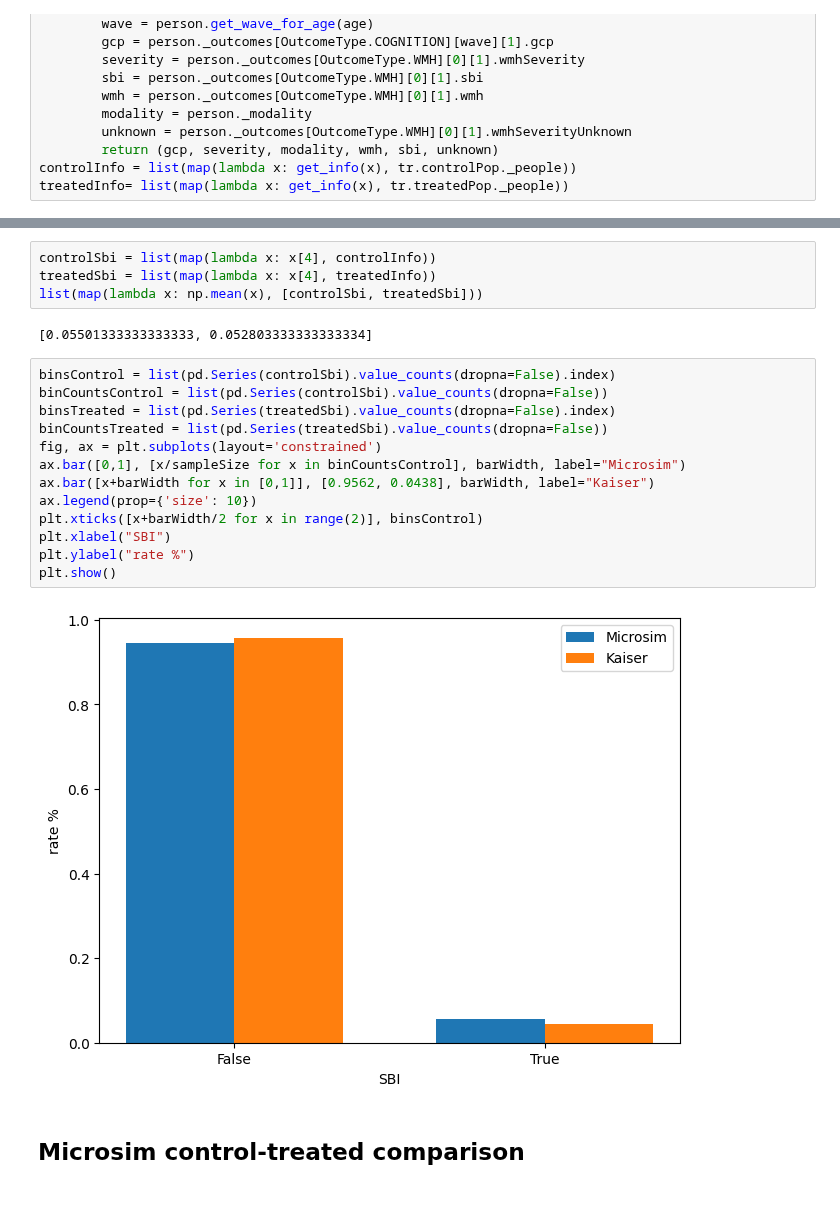
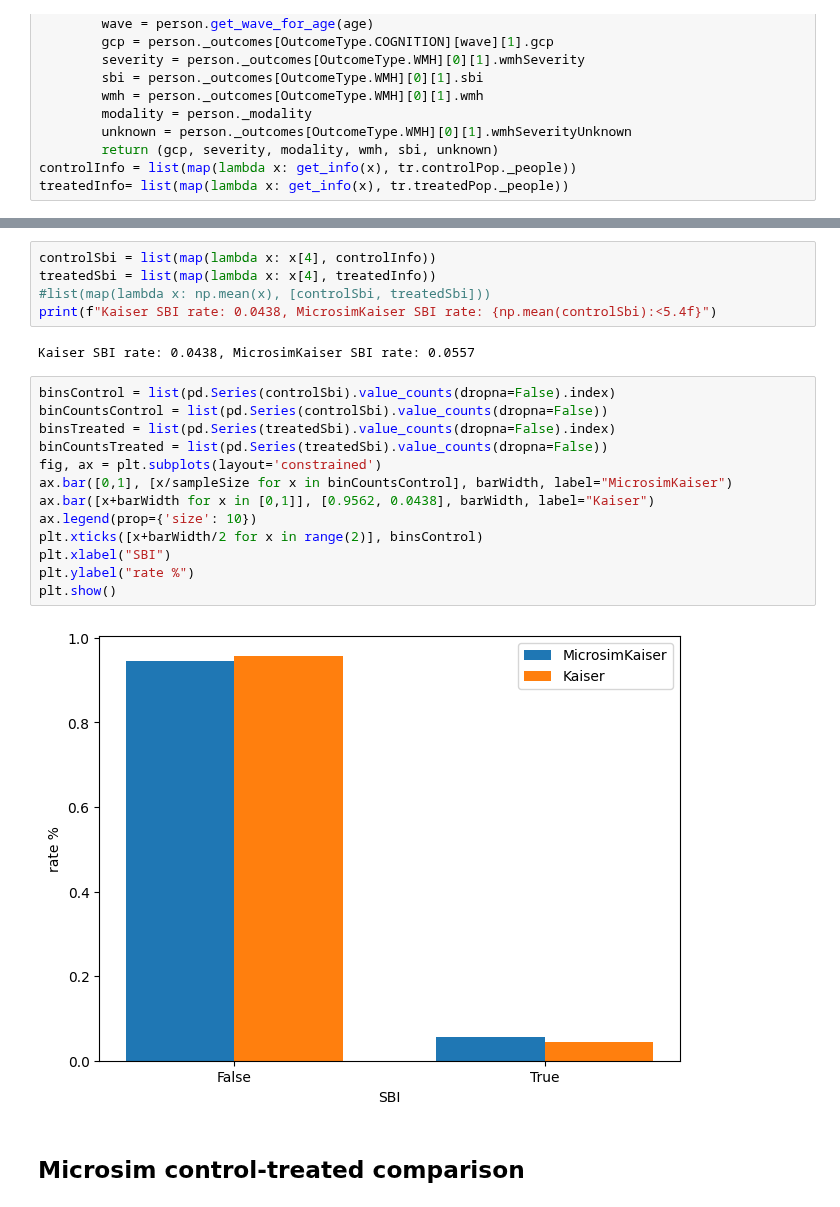
Before and after one commit to deligkaris/microsimNotebooks, a Jupyter notebook: kaiserTrial.ipynb, the cells around one changed output, grey strips where cells are left out. Cells and saved outputs as stored; diff of their text form.

```diff
--- a/kaiserTrial.ipynb
+++ b/kaiserTrial.ipynb
@@ -180,24 +192,25 @@ plt.show()
 # %%
 controlSbi = list(map(lambda x: x[4], controlInfo))
 treatedSbi = list(map(lambda x: x[4], treatedInfo))
-list(map(lambda x: np.mean(x), [controlSbi, treatedSbi]))
+#list(map(lambda x: np.mean(x), [controlSbi, treatedSbi]))
+print(f"Kaiser SBI rate: 0.0438, MicrosimKaiser SBI rate: {np.mean(controlSbi):<5.4f}")
 # %% [output]
-[0.05501333333333333, 0.052803333333333334]
+Kaiser SBI rate: 0.0438, MicrosimKaiser SBI rate: 0.0557
 # %%
 binsControl = list(pd.Series(controlSbi).value_counts(dropna=False).index)
 binCountsControl = list(pd.Series(controlSbi).value_counts(dropna=False))
 binsTreated = list(pd.Series(treatedSbi).value_counts(dropna=False).index)
 binCountsTreated = list(pd.Series(treatedSbi).value_counts(dropna=False))
 fig, ax = plt.subplots(layout='constrained')
-ax.bar([0,1], [x/sampleSize for x in binCountsControl], barWidth, label="Microsim")
+ax.bar([0,1], [x/sampleSize for x in binCountsControl], barWidth, label="MicrosimKaiser")
 ax.bar([x+barWidth for x in [0,1]], [0.9562, 0.0438], barWidth, label="Kaiser")
 ax.legend(prop={'size': 10})
 plt.xticks([x+barWidth/2 for x in range(2)], binsControl)
 plt.xlabel("SBI")
 plt.ylabel("rate %")
 plt.show()
 # %% [output]
-[figure, old version]
+[figure, new version]
 # %% [markdown]
 ## Microsim control-treated comparison
 # %%
```
Also changed, not shown: parts of 19 cells of this notebook.
